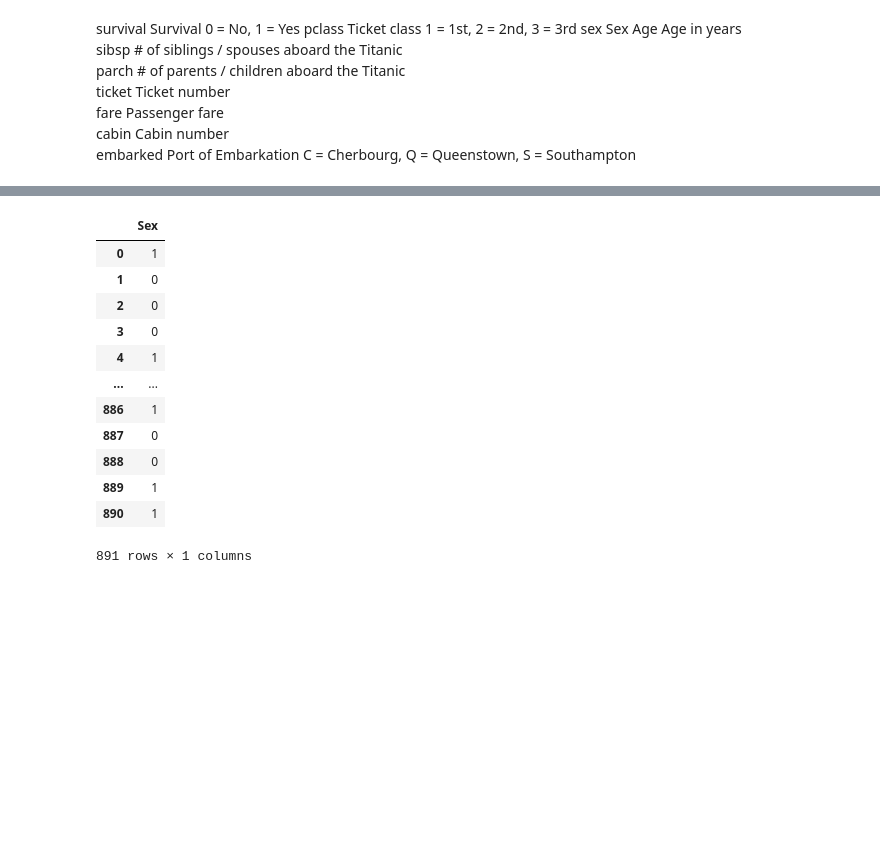
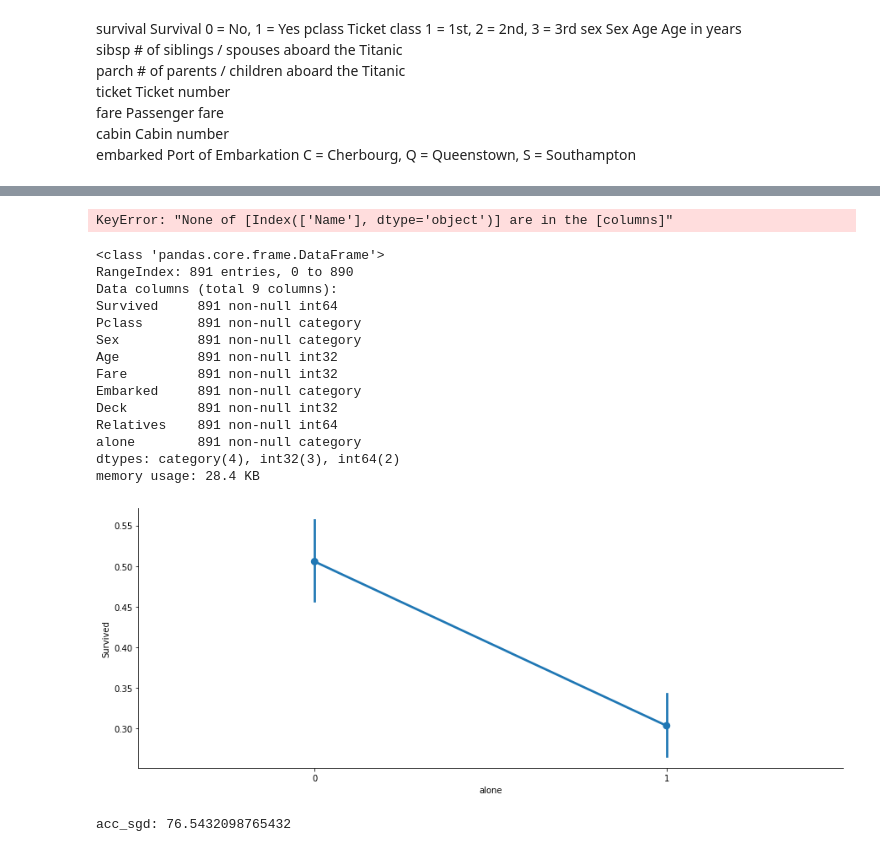
Before and after one commit to MichalGasiorowski/ml-playground, a Jupyter notebook: notebook/homl/Classification3-c-Titanic.ipynb, the cells around one changed output, grey strips where cells are left out. Saved outputs shown, nothing was run; the diff lists cells and outputs as text; code cells hidden in the pictures; blank space fills up the shorter version.

```diff
--- a/notebook/homl/Classification3-c-Titanic.ipynb
+++ b/notebook/homl/Classification3-c-Titanic.ipynb
@@ -247,0 +244,4 @@ Name: Ticket, dtype: object
+# %%
+#train_df_prep = None
+#test_df_prep = None
+train_df_prep, test_df_prep = copy_data_to_prep()
@@ -306,9 +303,0 @@ train_df_prep[["Sex"]]
-# %%
-import numpy
-from sklearn.preprocessing import OrdinalEncoder
-sex_category_mapping = {'male' : 0, 'female' : 1}
-
-#train_df_prep["Sex"]
-ordinal_encoder = OrdinalEncoder(dtype=numpy.int32)
-
-train_df_prep["Sex"] = ordinal_encoder.fit_transform(train_df_prep[["Sex"]])
@@ -315,16 +422,27 @@ train_df_prep["Sex"] = ordinal_encoder.fit_transform(train_df_prep[["Sex"]])
+# %%
+train_df_prep[["Name"]].sample(10)
+#test_df_prep['Embarked'].value_counts()
+# %% [output]
+KeyError: "None of [Index(['Name'], dtype='object')] are in the [columns]"
 # %%
-train_df_prep[["Sex"]]
+train_df_prep.info()
 # %% [output]
-|  | Sex |
-| 0 | 1 |
-| 1 | 0 |
-| 2 | 0 |
-| 3 | 0 |
-| 4 | 1 |
-| ... | ... |
-| 886 | 1 |
-| 887 | 0 |
-| 888 | 0 |
-| 889 | 1 |
-| 890 | 1 |
-891 rows × 1 columns
+<class 'pandas.core.frame.DataFrame'>
+RangeIndex: 891 entries, 0 to 890
+Data columns (total 9 columns):
+Survived     891 non-null int64
+Pclass       891 non-null category
+Sex          891 non-null category
+Age          891 non-null int32
+Fare         891 non-null int32
+Embarked     891 non-null category
+Deck         891 non-null int32
+Relatives    891 non-null int64
+alone        891 non-null category
+dtypes: category(4), int32(3), int64(2)
+memory usage: 28.4 KB
+# %%
+axes = sns.factorplot('alone','Survived',
+                      data=train_df_prep, aspect = 2.5, )
+# %% [output]
+[figure, added]
@@ -331,3 +463,16 @@ train_df_prep[["Sex"]]
+# %%
+from sklearn import linear_model
+
+sgd = linear_model.SGDClassifier()
+
+sgd.fit(X_train, y_train)
+Y_pred = sgd.predict(X_test)
+
+sgd.score(X_train, y_train)
+
+print("acc_sgd: {}".format(sgd.score(X_train, y_train) * 100))
+# %% [output]
+acc_sgd: 76.5432098765432
 # %%
 #list(prep_dataset.select_dtypes(include ='float64'))
 #prep_dataset["Sex"] = prep_dataset["Sex"].astype(int)
```
Also changed, not shown: parts of 34 cells of this notebook.
